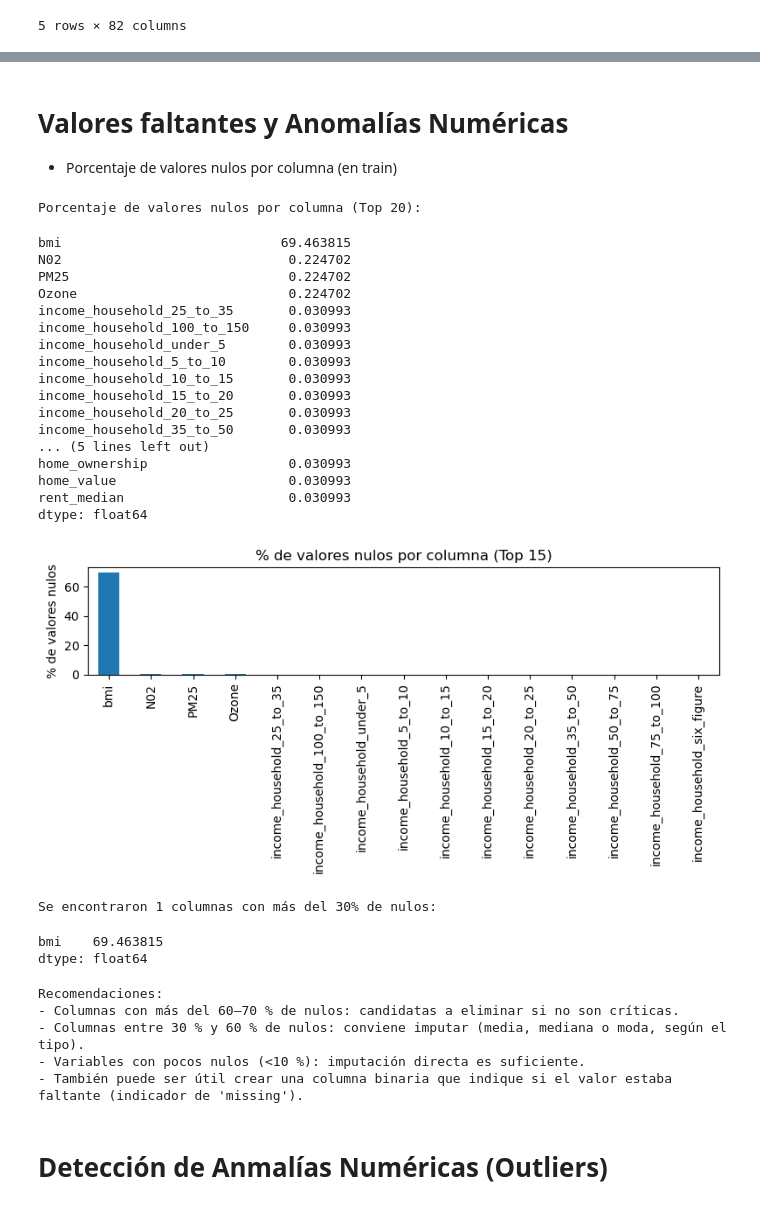
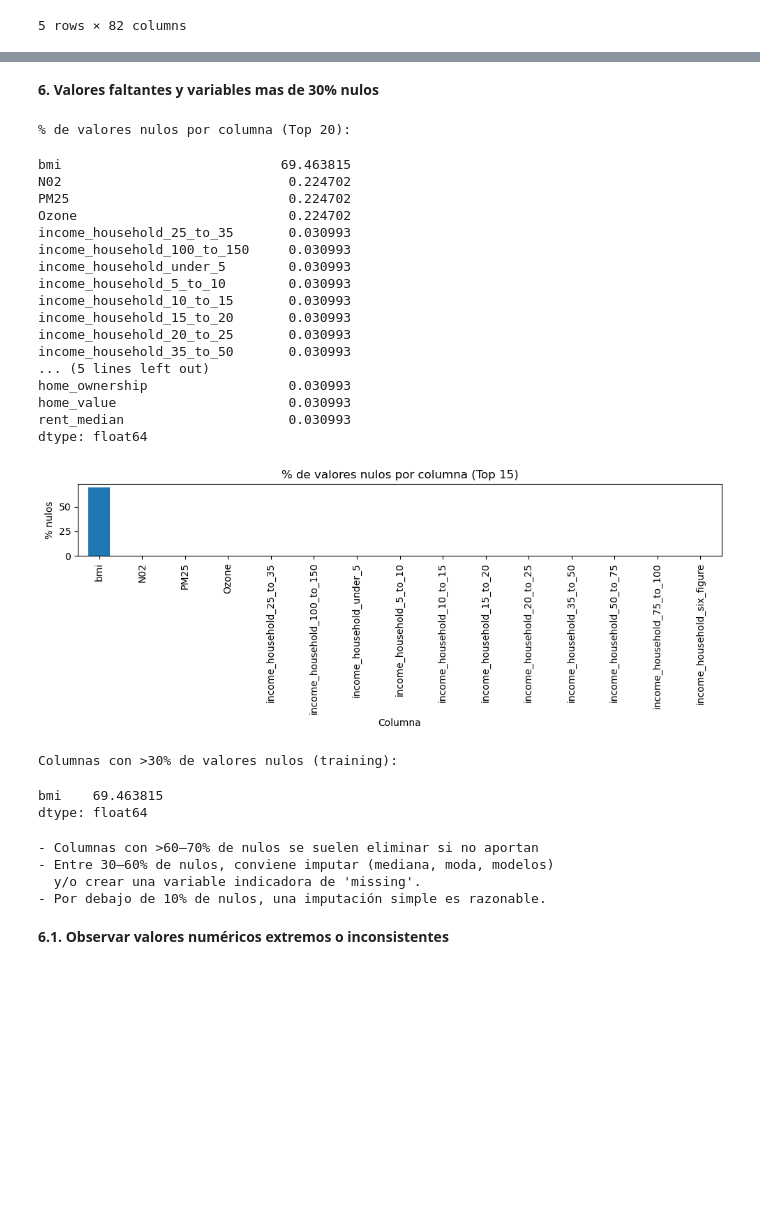
Before and after one commit to CarlosMCD24/Topicos_II, a Jupyter notebook: Análisis Exploratorio (EDA) WiDS 2024/Notebooks/WiDS2024_Exploratorio.ipynb, the cells around one changed output, grey strips where cells are left out. Saved outputs shown, nothing was run; the diff lists cells and outputs as text; code cells hidden in the pictures; blank space fills up the shorter version.

```diff
--- a/Análisis Exploratorio (EDA) WiDS 2024/Notebooks/WiDS2024_Exploratorio.ipynb
+++ b/Análisis Exploratorio (EDA) WiDS 2024/Notebooks/WiDS2024_Exploratorio.ipynb
@@ -230,60 +217,58 @@ Se encontraron 4 columnas con diferencias de categorías.
 # %% [markdown]
-# Valores faltantes y Anomalías Numéricas
-* Porcentaje de valores nulos por columna (en train)
+**6. Valores faltantes y variables mas de 30% nulos**
 # %%
-# .isna() crea una matriz booleana (True donde hay NaN)
-# .mean() calcula el promedio de True (= porcentaje de nulos)
-missing_pct = df_training.isna().mean().sort_values(ascending=False) * 100 # Convertimos a porcentaje
-print("Porcentaje de valores nulos por columna (Top 20):")
+# Calculamos el % de valores nulos por columna en training
+missing_pct = train_eda.isna().mean().sort_values(ascending=False) * 100
+
+print("% de valores nulos por columna (Top 20):")
 display(missing_pct.head(20))
 
-# Visualización del porcentaje de nulos (solo las más altas)
-missing_pct.head(15).plot(kind='bar', figsize=(8,4), title='% de valores nulos por columna (Top 15)')
-plt.ylabel('% de valores nulos')
+plt.figure(figsize=(10,4))
+missing_pct.head(15).plot(kind="bar")
+plt.title("% de valores nulos por columna (Top 15)")
+plt.xlabel("Columna")
+plt.ylabel("% nulos")
 plt.tight_layout()
 plt.show()
 
-# Columnas con más del 30% de nulos ---
-cols_high_missing = missing_pct[missing_pct > 30]
-print(f"\nSe encontraron {len(cols_high_missing)} columnas con más del 30% de nulos:\n")
-display(cols_high_missing)
+# Identificamos columnas con >30% de nulos
+high_missing = missing_pct[missing_pct > 30]
+print("\nColumnas con >30% de valores nulos (training):")
+display(high_missing)
 
-# Comentario sugerido (ajustable según los resultados) ---
 print("""
-Recomendaciones:
-- Columnas con más del 60–70 % de nulos: candidatas a eliminar si no son críticas.
-- Columnas entre 30 % y 60 % de nulos: conviene imputar (media, mediana o moda, según el tipo).
-- Variables con pocos nulos (<10 %): imputación directa es suficiente.
-- También puede ser útil crear una columna binaria que indique si el valor estaba faltante (indicador de 'missing').
+- Columnas con >60–70% de nulos se suelen eliminar si no aportan
+- Entre 30–60% de nulos, conviene imputar (mediana, moda, modelos)
+  y/o crear una variable indicadora de 'missing'.
+- Por debajo de 10% de nulos, una imputación simple es razonable.
 """)
 # %% [output]
-Porcentaje de valores nulos por columna (Top 20):
+% de valores nulos por columna (Top 20):
 bmi                            69.463815
 N02                             0.224702
 PM25                            0.224702
 Ozone                           0.224702
 income_household_25_to_35       0.030993
 income_household_100_to_150     0.030993
 income_household_under_5        0.030993
 income_household_5_to_10        0.030993
 income_household_10_to_15       0.030993
 income_household_15_to_20       0.030993
 income_household_20_to_25       0.030993
 income_household_35_to_50       0.030993
 ... (5 lines left out)
 home_ownership                  0.030993
 home_value                      0.030993
 rent_median                     0.030993
 dtype: float64
-[figure, old version]
+[figure, new version]
-Se encontraron 1 columnas con más del 30% de nulos:
+Columnas con >30% de valores nulos (training):
 bmi    69.463815
 dtype: float64
-Recomendaciones:
-- Columnas con más del 60–70 % de nulos: candidatas a eliminar si no son críticas.
-- Columnas entre 30 % y 60 % de nulos: conviene imputar (media, mediana o moda, según el tipo).
-- Variables con pocos nulos (<10 %): imputación directa es suficiente.
-- También puede ser útil crear una columna binaria que indique si el valor estaba faltante (indicador de 'missing').
+- Columnas con >60–70% de nulos se suelen eliminar si no aportan
+- Entre 30–60% de nulos, conviene imputar (mediana, moda, modelos)
+  y/o crear una variable indicadora de 'missing'.
+- Por debajo de 10% de nulos, una imputación simple es razonable.
-# %% [markdown]
-# Detección de Anmalías Numéricas (Outliers)
+# %% [markdown]
+**6.1. Observar valores numéricos extremos o inconsistentes**
 # %%
```
Also changed, not shown: parts of 28 cells of this notebook.
